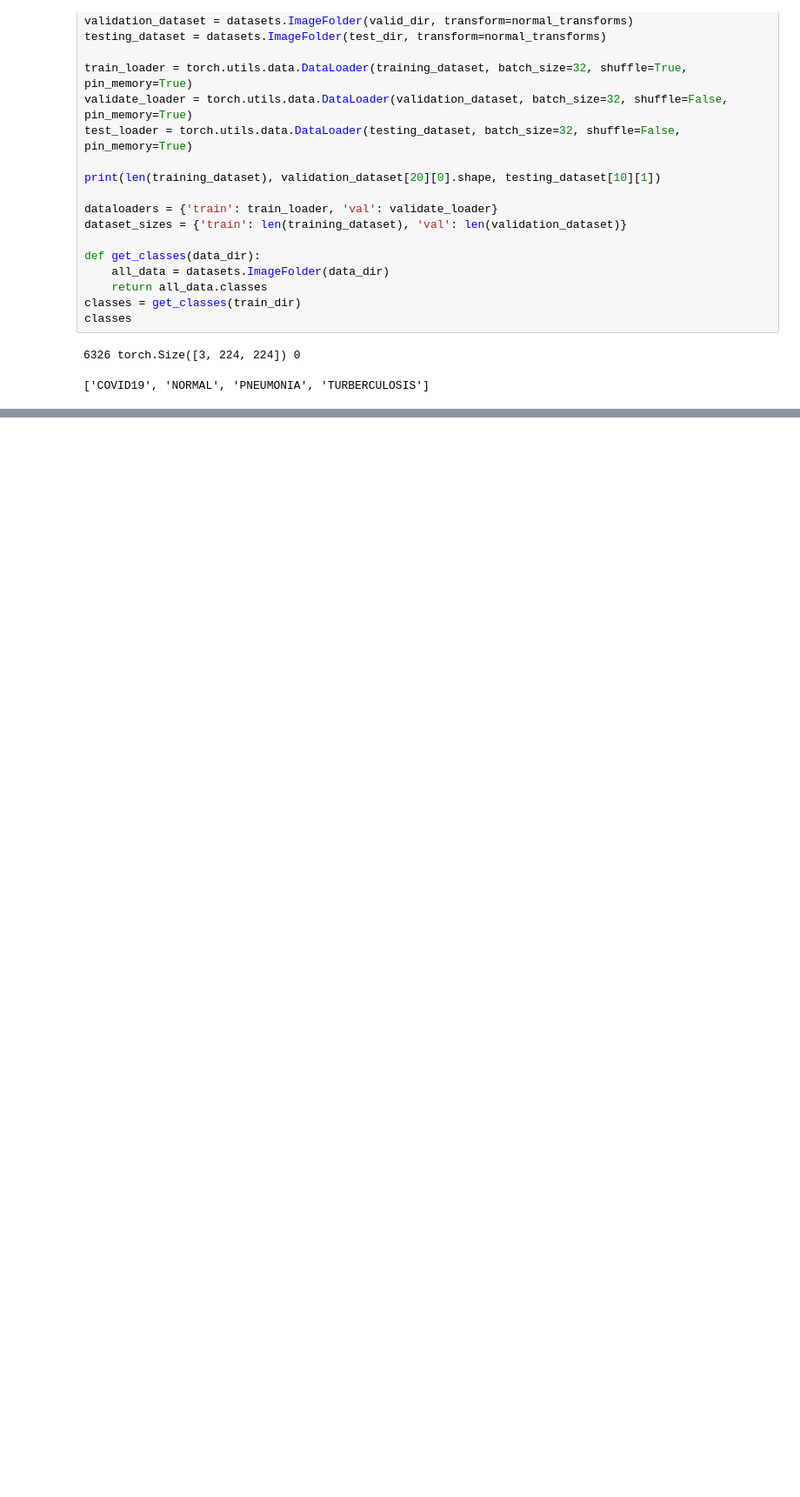
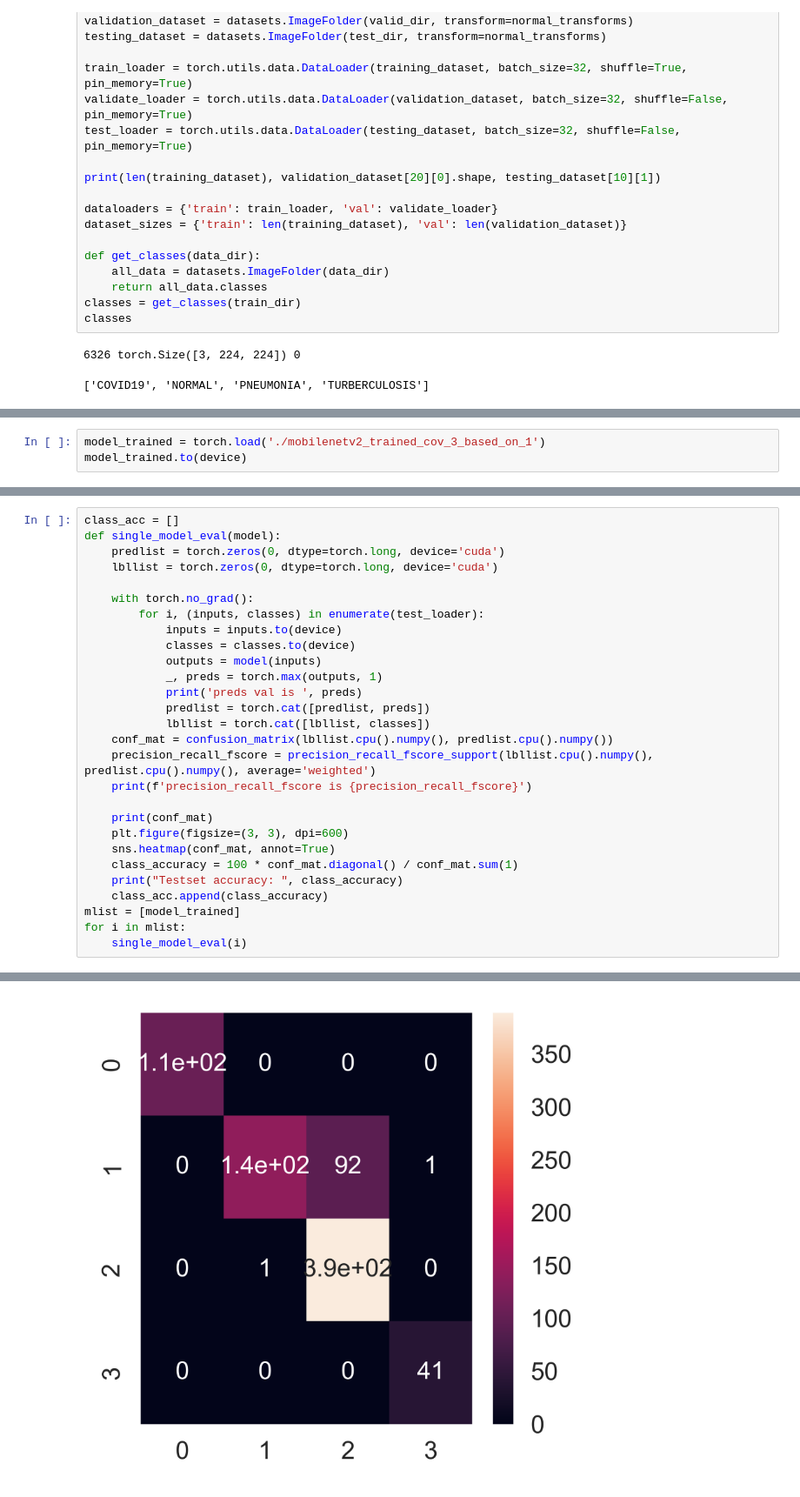
Before and after one commit to stemgene/Chest-X-Ray-Classification, a Jupyter notebook: train.ipynb, the cells around one changed output, grey strips where cells are left out. Shown: that part at 87% size. Cells and saved outputs as stored; diff of their text form; blank space fills up the shorter version.

```diff
--- a/train.ipynb
+++ b/train.ipynb
@@ -56,0 +182,3 @@ model1 = models.mobilenet_v2(pretrained=True)
+# %%
+model_trained = torch.load('./mobilenetv2_trained_cov_3_based_on_1')
+model_trained.to(device)
@@ -56,0 +203,29 @@ model1 = models.mobilenet_v2(pretrained=True)
+# %%
+class_acc = []
+def single_model_eval(model):
+    predlist = torch.zeros(0, dtype=torch.long, device='cuda')
+    lbllist = torch.zeros(0, dtype=torch.long, device='cuda')
+
+    with torch.no_grad():
+        for i, (inputs, classes) in enumerate(test_loader):
+            inputs = inputs.to(device)
+            classes = classes.to(device)
+            outputs = model(inputs)
+            _, preds = torch.max(outputs, 1)
+            print('preds val is ', preds)
+            predlist = torch.cat([predlist, preds])
+            lbllist = torch.cat([lbllist, classes])
+    conf_mat = confusion_matrix(lbllist.cpu().numpy(), predlist.cpu().numpy())
+    precision_recall_fscore = precision_recall_fscore_support(lbllist.cpu().numpy(), predlist.cpu().numpy(), average='weighted')
+    print(f'precision_recall_fscore is {precision_recall_fscore}')
+
+    print(conf_mat)
+    plt.figure(figsize=(3, 3), dpi=600)
+    sns.heatmap(conf_mat, annot=True)
+    class_accuracy = 100 * conf_mat.diagonal() / conf_mat.sum(1)
+    print("Testset accuracy: ", class_accuracy)
+    class_acc.append(class_accuracy)
+mlist = [model_trained]
+for i in mlist:
+    single_model_eval(i)
+# %% [output]
@@ -56,0 +249 @@ model1 = models.mobilenet_v2(pretrained=True)
+[figure, added]
```
Also changed, not shown: parts of 7 cells of this notebook, 1 other file.
